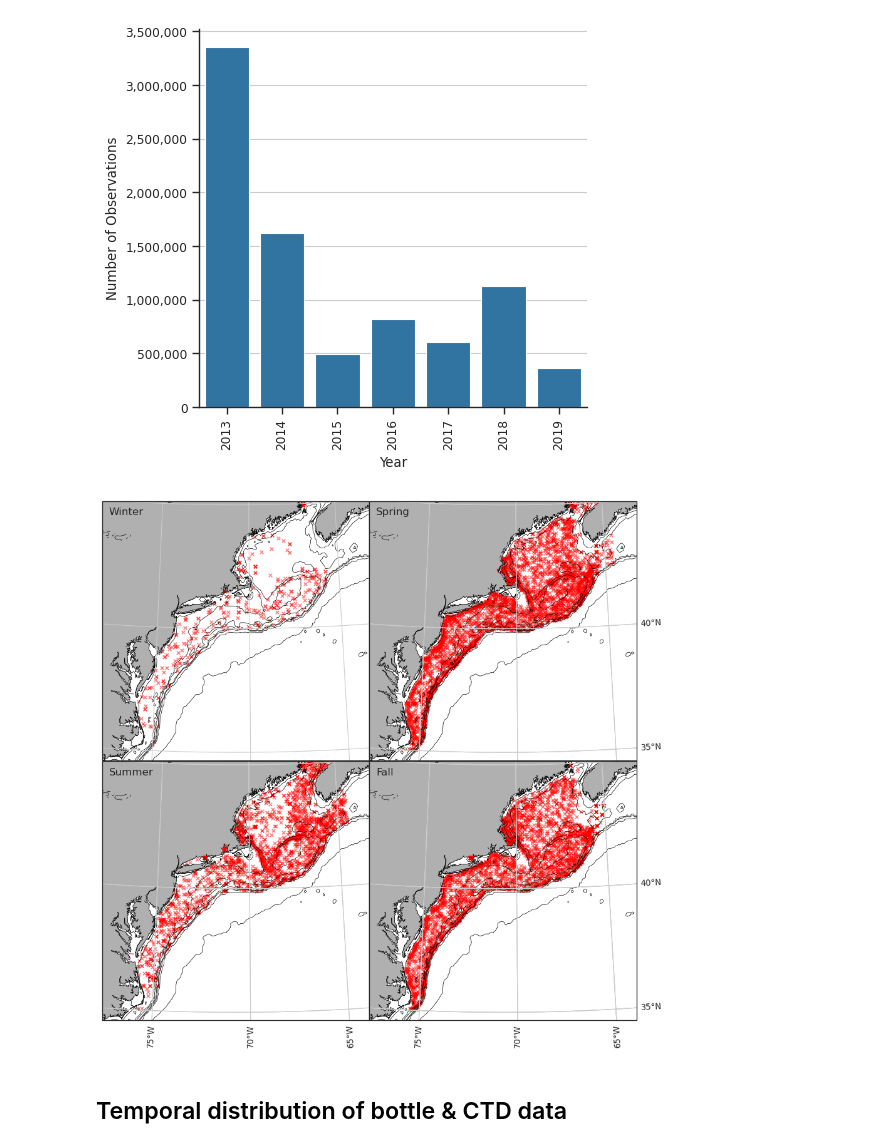
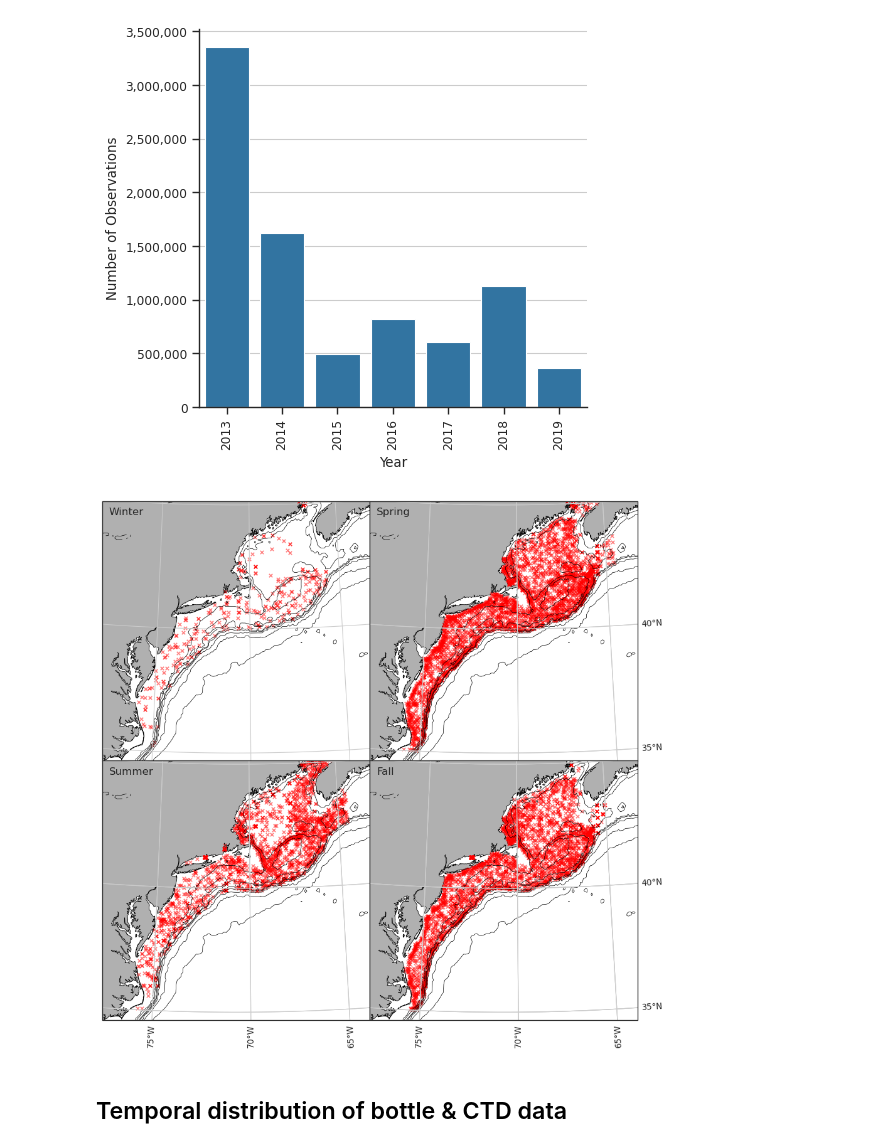
Before and after one commit to WHOIGit/nelme-bottom-water-bgc, a Jupyter notebook: manuscript_figures.ipynb, the cells around one changed output. Cells and saved outputs as stored; diff of their text form; code cells hidden in the pictures.

```diff
--- a/manuscript_figures.ipynb
+++ b/manuscript_figures.ipynb
@@ -37,7 +37,8 @@ from cartopy import feature as cfeature
 minlon, maxlon = 282.5, 296
 minlat, maxlat =  34.5, 45
 lonc, latc = (minlon + maxlon)/2., (minlat + maxlat)/2.
-isobaths = [-10, -50, -100, -250, -500, -1000, -3000]
+isobaths = [-3000, -2000, -1000, -500, -250, -100, -50]
+
 proj = ccrs.EquidistantConic(central_longitude=lonc, central_latitude=latc)
 dpi = 600
 
@@ -55,7 +56,7 @@ _ = ax2.add_feature(cfeature.LAND, zorder=1, facecolor='#b0b0b0')
 _ = ax2.coastlines(linewidth=0.5, zorder=1)
 _ = ax2.gridlines(xlocs=np.arange(-180,180,5),ylocs=np.arange(0,90,5), draw_labels={'bottom': 'x', 'right': 'y'})
 sp = ax2.scatter(df_bottle.Longitude, df_bottle.Latitude, c='red', marker='x', transform=ccrs.PlateCarree(), alpha=0.75)
-cs = ax2.contour(etopo.X, etopo.Y, etopo.bath, isobaths[::-1], colors='k', linewidths=0.5, transform=ccrs.PlateCarree())
+cs = ax2.contour(etopo.X, etopo.Y, etopo.bath, isobaths, colors='k', linewidths=0.5, transform=ccrs.PlateCarree())
 # _ = ax2.clabel(cs, isobaths, fontsize=7)
 # fig.savefig('figures/bottle_data_distribution.png', dpi=dpi, bbox_inches='tight')
 # %% [output]
@@ -63,13 +64,13 @@ cs = ax2.contour(etopo.X, etopo.Y, etopo.bath, isobaths[::-1], colors='k', linew
 # %%
 fig, axs = plt.subplots(2, 2, subplot_kw={'projection':proj}, figsize=(11,11))
-fig.subplots_adjust(hspace=0, wspace=0)
+fig.subplots_adjust(hspace=-0.01, wspace=0)
 
 for ax, s in zip(axs.ravel(), ['Winter','Spring','Summer','Fall']):
     ax.set_extent([minlon,maxlon,minlat,maxlat])
     _ = ax.add_feature(cfeature.LAND, zorder=1, facecolor='#b0b0b0')
     _ = ax.coastlines(linewidth=0.5, zorder=1)
     _ = ax.gridlines(xlocs=np.arange(-180,180,5),ylocs=np.arange(0,90,5), draw_labels=False)
-    _ = ax.contour(etopo.X, etopo.Y, etopo.bath, isobaths[::-1], colors='k', linewidths=0.5, transform=ccrs.PlateCarree())
+    _ = ax.contour(etopo.X, etopo.Y, etopo.bath, isobaths, colors='k', linewidths=0.5, transform=ccrs.PlateCarree())
     df = df_bottle[df_bottle.season==s]
     _ = ax.scatter(df.Longitude, df.Latitude, c='red', marker='x', transform=ccrs.PlateCarree(), alpha=0.75)
     _ = ax.text(0.025, 0.975, s, ha='left', va='top', transform=ax.transAxes, fontsize=12)
@@ -114,27 +115,27 @@ df_ctd.loc[df_ctd.Date.dt.month.isin([9,10,11]),'season'] = 'Fall'
 # df_ctd.head()
 # %%
 fig, axs = plt.subplots(2, 2, subplot_kw={'projection':proj}, figsize=(11,11))
-fig.subplots_adjust(hspace=0, wspace=0)
+fig.subplots_adjust(hspace=-0.01, wspace=0)
 
 for ax, s in zip(axs.ravel(), ['Winter','Spring','Summer','Fall']):
     ax.set_extent([minlon,maxlon,minlat,maxlat])
     _ = ax.add_feature(cfeature.LAND, zorder=1, facecolor='#b0b0b0')
     _ = ax.coastlines(linewidth=0.5, zorder=1)
     _ = ax.gridlines(xlocs=np.arange(-180,180,5),ylocs=np.arange(0,90,5), draw_labels=False)
-    _ = ax.contour(etopo.X, etopo.Y, etopo.bath, isobaths[::-1], colors='k', linewidths=0.5, transform=ccrs.PlateCarree())
+    _ = ax.contour(etopo.X, etopo.Y, etopo.bath, isobaths, colors='k', linewidths=0.5, transform=ccrs.PlateCarree())
     df = df_ctd[df_ctd.season==s]
     _ = ax.scatter(df.Longitude, df.Latitude, c='red', s=15, marker='x', transform=ccrs.PlateCarree(), alpha=0.5)
     _ = ax.text(0.025, 0.975, s, ha='left', va='top', transform=ax.transAxes, fontsize=12)
 
 for ax in axs[:,-1]:
     _ = ax.gridlines(xlocs=np.arange(-180,180,5), ylocs=np.arange(0,90,5), draw_labels={'right': 'y'})
 
 for ax in axs[-1,:]:
     _ = ax.gridlines(xlocs=np.arange(-180,180,5), ylocs=np.arange(0,90,5), draw_labels={'bottom': 'x'})
 
 fig.savefig('figures/ctd_data_distribution_seasonal.png', dpi=dpi, bbox_inches='tight')
 # %% [output]
-[figure, old version]
+[figure, new version]
 # %%
 # import hvplot.pandas
 # import holoviews as hv
```
Also changed, not shown: parts of 6 cells of this notebook.
